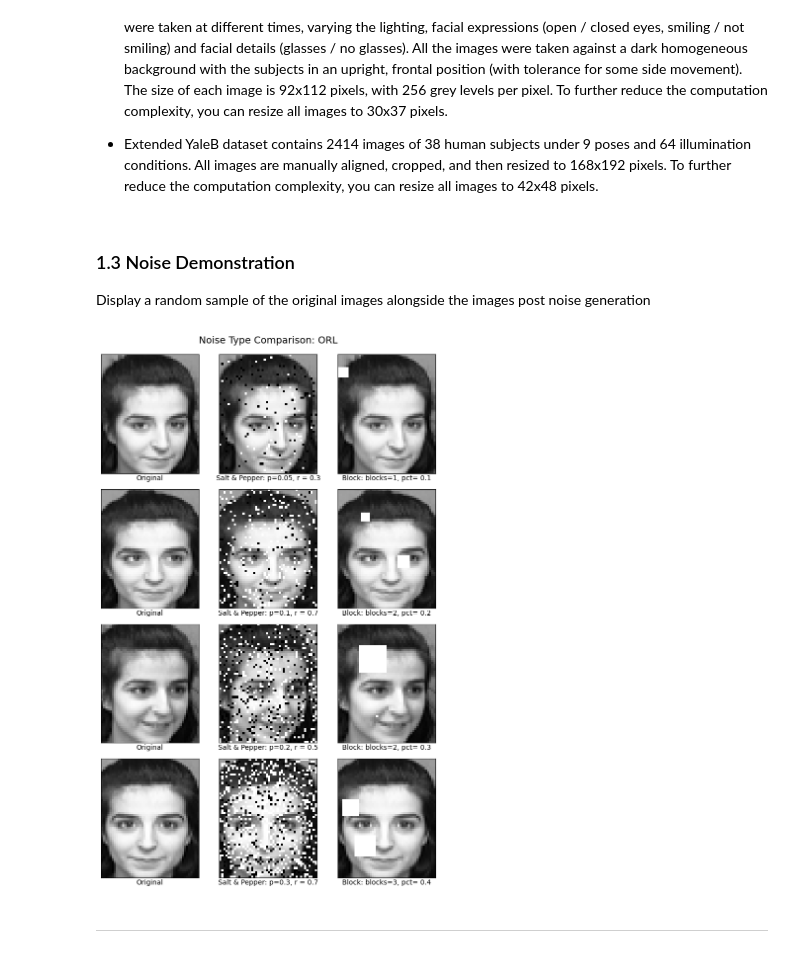
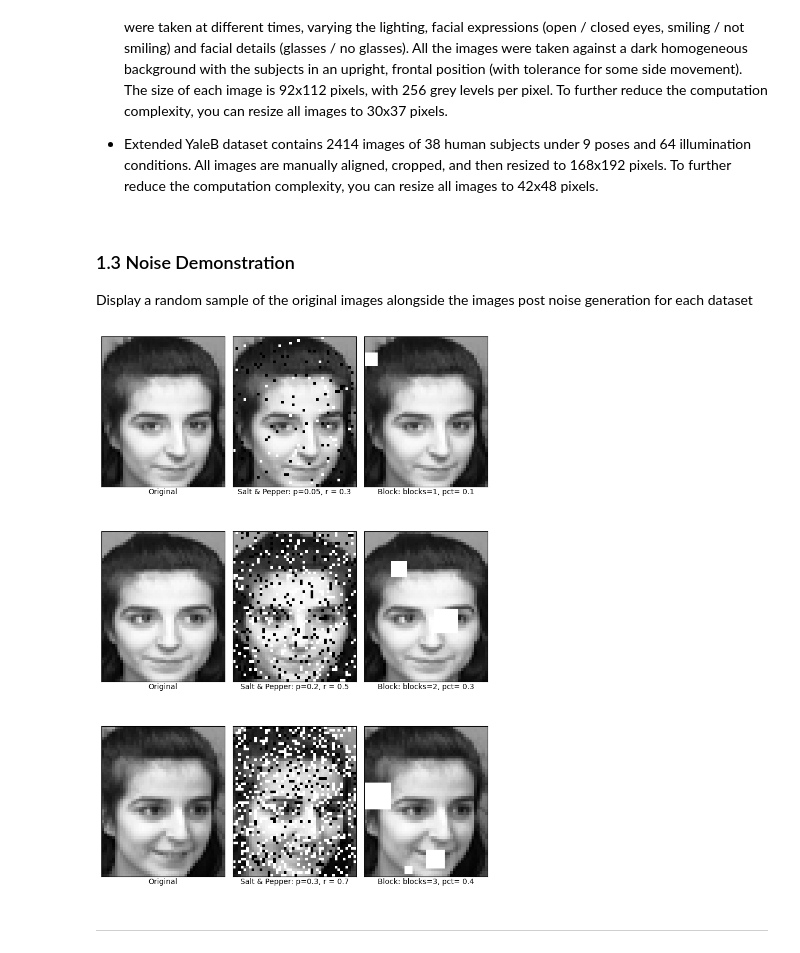
Before and after one commit to jbsaunders/comp5328-assignment-1, a Jupyter notebook: assignment1.ipynb, the cells around one changed output. Cells and saved outputs as stored; diff of their text form; code cells hidden in the pictures.

```diff
--- a/assignment1.ipynb
+++ b/assignment1.ipynb
@@ -310,17 +310,17 @@ def add_block_noise(V_hat, h, w, ratio=None, num_blocks=None, log_return=False,
   return V_noise, noise_log
 # %% [markdown]
 ### 1.3 Noise Demonstration
-Display a random sample of the original images alongside the images post noise generation
+Display a random sample of the original images alongside the images post noise generation for each dataset
 # %%
 # How many images to display and plot structure
-num_imgs = 4
+num_imgs = 3
 rows, cols = num_imgs, 3   # Original + two noise types
 fig, axes = plt.subplots(rows, cols, figsize=(7.5, 12))
 
 # block noise config for demo (reduced set)
 block_noise_combos_demo = [
     (0.1, 1),
-    (0.2, 2),
+#    (0.2, 2),
     (0.3, 2),
     (0.4, 3)
 ]
@@ -328,7 +328,7 @@ block_noise_combos_demo = [
 # S&P noise config for demo (reduced set)
 sp_noise_combos_demo = [
     (0.05, 0.3),
-    (0.1, 0.7),
+#    (0.1, 0.7),
     (0.2, 0.5),
     (0.3, 0.7),
 ]
@@ -348,33 +348,33 @@ for i, ind in enumerate(range(start_ind, end_ind)):
     ax.imshow(V_hat[:, ind].reshape(h, w), cmap=plt.cm.gray)
     ax.set_xlabel('Original', labelpad=2)
 
     ax = axes[i, 1]
     # Salt & Pepper noise
     v_noise_sp = add_sp_noise(V_hat, sp_noise_combos_demo[i][0], sp_noise_combos_demo[i][1])
     ax.imshow(v_noise_sp[:, ind].reshape(h, w), cmap=plt.cm.gray)
     ax.set_xlabel(f'Salt & Pepper: p={sp_noise_combos_demo[i][0]}, r = {sp_noise_combos_demo[i][1]}', labelpad=2)
 
     ax = axes[i, 2]
     # Block noise
     v_noise_block, noise_log = add_block_noise(V_hat, h, w, block_noise_combos_demo[i][0], block_noise_combos_demo[i][1], seed=0)
     ax.imshow(v_noise_block[:, ind].reshape(h, w), cmap=plt.cm.gray)
     ax.set_xlabel(f"Block: blocks={block_noise_combos_demo[i][1]}, pct= {block_noise_combos_demo[i][0]}", labelpad=2)
 
     # Remove ticks for a clean layout
     for j in range(cols):
         axes[i, j].set_xticks([])
         axes[i, j].set_yticks([])
 
 # Reduce gaps between subplots
 plt.subplots_adjust(
     wspace=0.05,   # horizontal space
     hspace=0.15    # vertical space
 )
 
 # Displaying the plot
-fig.suptitle(f"Noise Type Comparison: {datasets[0]}", fontsize=14, y=0.94)
+#fig.suptitle(f"Noise Type Comparison: {datasets[0]}", fontsize=14, y=0.94)
 plt.tight_layout(rect=[0, 0, 1, 0.95])
-plt.savefig(f"img/noise_demonstration.png", dpi=300, bbox_inches='tight')
+plt.savefig(f"img/orl_noise_demonstration.png", dpi=300, bbox_inches='tight')
 plt.show()
 # %% [output]
-[figure, old version]
+[figure, new version]
```
Also changed, not shown: parts of 3 cells of this notebook, 4 other files.
